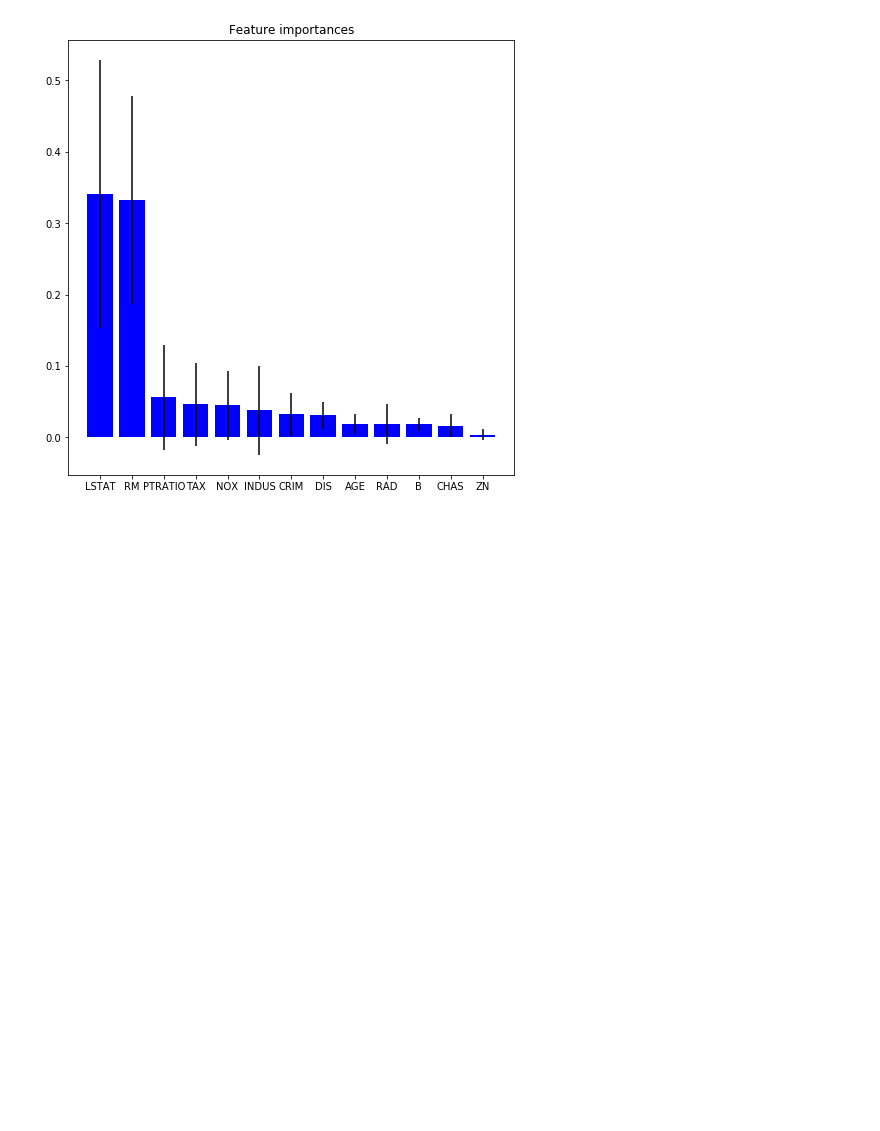
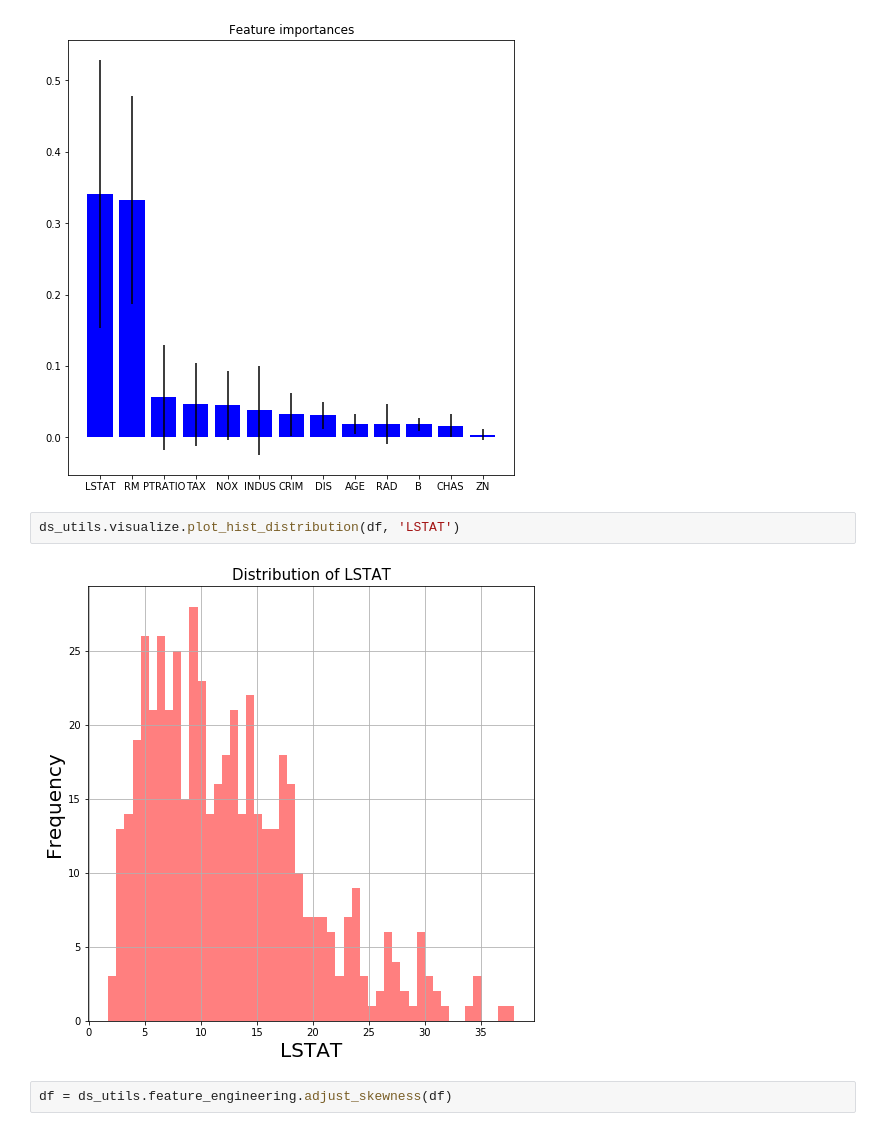
Before and after one commit to michaelmunje/EDS, a Jupyter notebook: examples/feature_engineering.ipynb, the cells around one changed output. Cells and saved outputs as stored; diff of their text form; blank space fills up the shorter version.

Commit message:
Generalize methods. Update feature engineering example.

```diff
--- a/examples/feature_engineering.ipynb
+++ b/examples/feature_engineering.ipynb
@@ -34,3 +34,9 @@ B        : 0.018656
 CHAS     : 0.016462
 ZN       : 0.003908
 [figure]
+# %%
+ds_utils.visualize.plot_hist_distribution(df, 'LSTAT')
+# %% [output]
+[figure, added]
+# %%
+df = ds_utils.feature_engineering.adjust_skewness(df)
```
Also changed, not shown: parts of 4 cells of this notebook, 2 other files.
